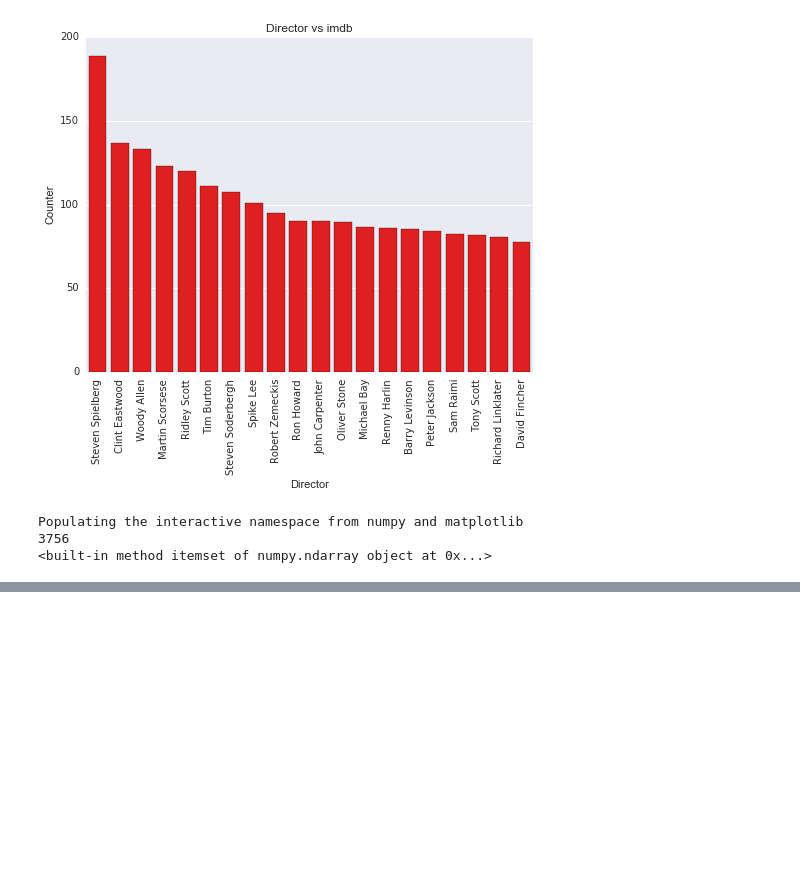
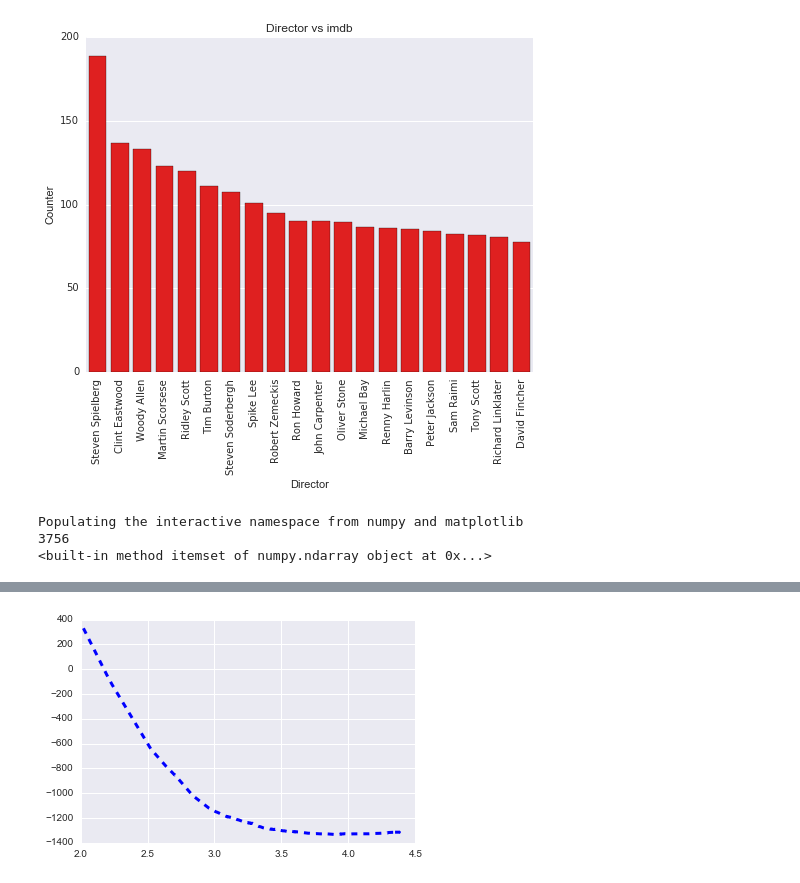
Before and after one commit to kauser-cse-buet/DataScienceProject, a Jupyter notebook: Data_Science_Final_Project.ipynb, the cells around one changed output, grey strips where cells are left out. Cells and saved outputs as stored; diff of their text form; code cells hidden in the pictures; blank space fills up the shorter version.

Commit message:
Merging of numeric and text. Included RF Regressor

```diff
--- a/Data_Science_Final_Project.ipynb
+++ b/Data_Science_Final_Project.ipynb
@@ -177,7 +308,7 @@ import pandas as pd
 import matplotlib.pyplot as plt
 import Preprocessor
 import numpy as np
-from sklearn.ensemble import RandomForestClassifier
+from sklearn.ensemble import RandomForestRegressor
 from sklearn.linear_model import Lasso, LinearRegression, LassoLarsIC
 from sklearn.feature_extraction.text import TfidfVectorizer
 from sklearn import metrics, preprocessing, cross_validation
@@ -235,7 +366,7 @@ mse = np.mean((pred - ytest) ** 2)
 print 'Minimum Square Error', mse
 print 'R-Square:', model.score(xtest,ytest)
 
-#Scatter plots
+# #Scatter plots
 # plt.figure(figsize=(7,10))
 # for i in range(len(list_fig)):
 #     plt.subplot(8,2,i+1)
@@ -295,29 +426,75 @@ model_3 = LinearRegression()
 model_3.fit(xtrain,ytrain)
 pred = model_3.predict(xtest)
 mse3 = np.mean((pred - ytest) ** 2)
+print 'Good: ', pred.shape
 print 'Minimum Square Error with numeric+text', mse3
 print 'R-Square with numeric+text:', model_3.score(xtest,ytest)
 
 #--------------------------------------------------
+list_fig = ['num_voted_users', 'budget', 'num_user_for_reviews', 'duration', 'actor_3_facebook_likes',
+            'gross', 'director_facebook_likes', 'profit', 'cast_total_facebook_likes']
+
+# data,target = Preprocessor.getX_y(targetColumn='imdb_score',featureColumns=list_fig)
+# targetcol = 'imdb_score'
+
+# data,target = scaler(data,target)
+
+data = imdb_movie[list_fig]
+scaler = MinMaxScaler()
+data = pd.DataFrame(scaler.fit_transform(data), columns=data.columns)
+target = imdb_movie['imdb_score']
+
+vectorizer = TfidfVectorizer(tokenizer=token)
+genre = vectorizer.fit_transform(imdb_movie['genres'])
+genres_list = ["genres_"+ i for i in vectorizer.get_feature_names()]
+
+vectorizer_pk = TfidfVectorizer(max_features=50,tokenizer=token)
+pk = vectorizer_pk.fit_transform(imdb_movie['plot_keywords'])
+pk_list = ["pk_"+ i for i in vectorizer_pk.get_feature_names()]
+
+vectorizer_c = TfidfVectorizer()
+c = vectorizer_c.fit_transform(imdb_movie['country'])
+c_list = ["c_"+ i for i in vectorizer_c.get_feature_names()]
+
+new_data = np.hstack([data.ix[:,list_fig],genre.todense(),pk.todense(),c.todense()])
+new_coeff_list = list_fig+genres_list+pk_list+c_list
 
 
-# # alpha selection through aic/bic
-# aic_m = LassoLarsIC(criterion='aic')
-# aic_m.fit(xtrain, ytrain)
-# alphas_ = aic_m.alphas_
-# criterion_ = aic_m.criterion_
-# plt.plot(-np.log10(alphas_), criterion_, '--', color='b',
-#              linewidth=3)
-# plt.show()
-# print aic_m.alpha_
+xtrain, xtest, ytrain, ytest = train_test_split(new_data,target,train_size=0.75)
 
-# model_L = Lasso(alpha=aic_m.alpha_)
-# model_L.fit(xtrain,ytrain)
-# ypred = model_L.predict(xtest)
-# mse2 = np.sqrt(np.sum((ypred - ytest) ** 2))
-# rsq = model_L.score(xtest,ytest)
-# print 'Rsq Lasso: ', rsq
-# mse2
+aic_m = LassoLarsIC(criterion='aic')
+aic_m.fit(xtrain, ytrain)
+alphas_ = aic_m.alphas_
+criterion_ = aic_m.criterion_
+plt.plot(-np.log10(alphas_), criterion_, '--', color='b',
+             linewidth=3)
+plt.show()
+print aic_m.alpha_
+
+model_L = Lasso(alpha=aic_m.alpha_)
+model_L.fit(xtrain,ytrain)
+ypred = model_L.predict(xtest)
+mse2 = np.sqrt(np.sum((ypred - ytest) ** 2))
+rsq = model_L.score(xtest,ytest)
+print 'good: ',ypred.shape
+print 'Rsq Lasso: ', rsq
+mse2
+
+rf = RandomForestRegressor()
+rf.fit(xtrain, ytrain)
+pred_rf = rf.predict(xtest)
+mse4 = np.mean((pred_rf - ytest) ** 2)
+print 'Random Forest: ',mse4
+rsq1 = rf.score(xtest,ytest)
+indices = np.argsort(rf.feature_importances_)[::-1]
+top10 = indices[0:10]
+
+print 'Rsq RF: ', rsq1
+f=[]
+for i in top10:
+    f.append(new_coeff_list[i])
+
+print f
 # %% [output]
 Populating the interactive namespace from numpy and matplotlib
 3756
@@ -334,0 +513 @@ R-Square with numeric+text: 0.461106517649
+[figure, added]
```
Also changed, not shown: parts of 3 cells of this notebook, 1 other file.
